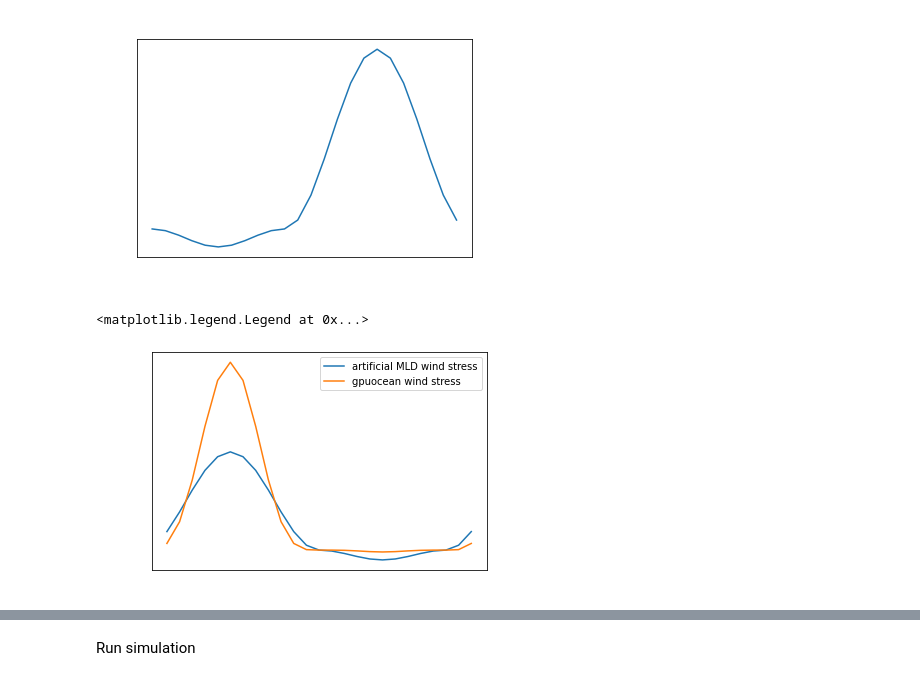
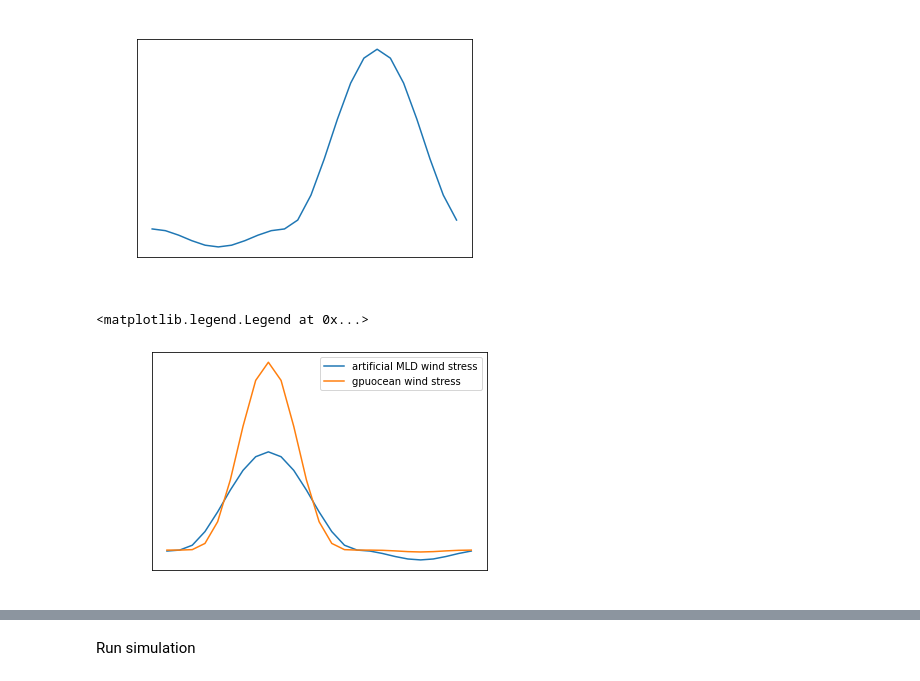
Before and after one commit to sintefmath/reduced-gravity-ocean-model, a Jupyter notebook: notebooks/Oslofjord/Oslofjord-ArtificialParameters.ipynb, the cells around one changed output, grey strips where cells are left out. Cells and saved outputs as stored; diff of their text form; code cells hidden in the pictures.

```diff
--- a/notebooks/Oslofjord/Oslofjord-ArtificialParameters.ipynb
+++ b/notebooks/Oslofjord/Oslofjord-ArtificialParameters.ipynb
@@ -243,10 +243,11 @@ t_step = 3600
 T_steps = int(np.ceil(T/t_step)+1)
 
 ts = data_args["t"] + np.arange(0, T+1, step=t_step)
+ts_steps = ts-ts[0]
 # %%
 ampl_v = 0.3 #Input
 freq = 12*3600
-bc_v_ref = ampl_v * np.sin(2*np.pi*ts/freq)[:,np.newaxis]
+bc_v_ref = ampl_v * np.sin(2*np.pi*ts_steps/freq)[:,np.newaxis]
 
 bc_v = np.zeros((T_steps, NX))
 bc_v[:,165:] = np.ones((T_steps, NX-165)) * bc_v_ref
@@ -260,0 +254,9 @@ Text(0, 0.5, 'u [m^2/s]')
+# %%
+bc_h = mld[0].data*np.ones((T_steps,NX)) #np.tile(mld[0], (T_steps,1))
+
+ampl_h = 4.0
+bc_h[:,165:] = bc_h[:,165:] + ampl_h*np.ones_like(bc_h[:,165:])*np.sin(2*np.pi*ts_steps/freq)[:,np.newaxis]
+
+bc_hv = bc_h*bc_v
+
+bc_h = bc_h - H
@@ -294,7 +300,7 @@ wind_angle = np.deg2rad(45.0)
 wind_u = (np.int32(np.ceil((T_steps)/24)) * list(np.cos(wind_angle)*wind_u_ref[:,np.newaxis][:,np.newaxis].astype(np.float32)))[0:len(ts)]
 wind_v = (len(wind_u) *list(np.sin(wind_angle)*wind_u_ref[:,np.newaxis][:,np.newaxis].astype(np.float32)))[0:len(ts)]
 # %%
-for shift in range(12):
+for shift in range(9):
     wind_u.append(wind_u.pop(0))
     wind_v.append(wind_v.pop(0))
 # %%
@@ -307,18 +313,18 @@ data_args["wind"] = WindStress.WindStress(t=[0],stress_u=[np.array([[0.0]], dtyp
 # %%
 wind_scaling = 0.75*1e-5
 
 wind_stress_u = copy.deepcopy(wind_u)
 wind_stress_v = copy.deepcopy(wind_v)
 for t_idx in range(len(wind_stress_u)):
     wind_stress_u[t_idx] = wind_scaling*wind_stress_u[t_idx]
     wind_stress_v[t_idx] = wind_scaling*wind_stress_v[t_idx]
 
 data_args["wind"] = WindStress.WindStress(t=ts, stress_u=wind_stress_v, stress_v=wind_stress_u)
 
 plt.plot(np.array(wind_stress_u).flatten()[0:25], label="artificial MLD wind stress")
 plt.plot(np.array(wind.stress_v).flatten()[0:25], label="gpuocean wind stress")
-plt.xticks([0,6,12,18,24],[12,18,0,6,12])
+plt.xticks([0,6,12,18,24],[9,15,21,3,9])
 plt.legend(labelcolor="black")
 # %% [output]
 <matplotlib.legend.Legend at 0x...>
-[figure, old version]
+[figure, new version]
```
Also changed, not shown: parts of 11 cells of this notebook.
